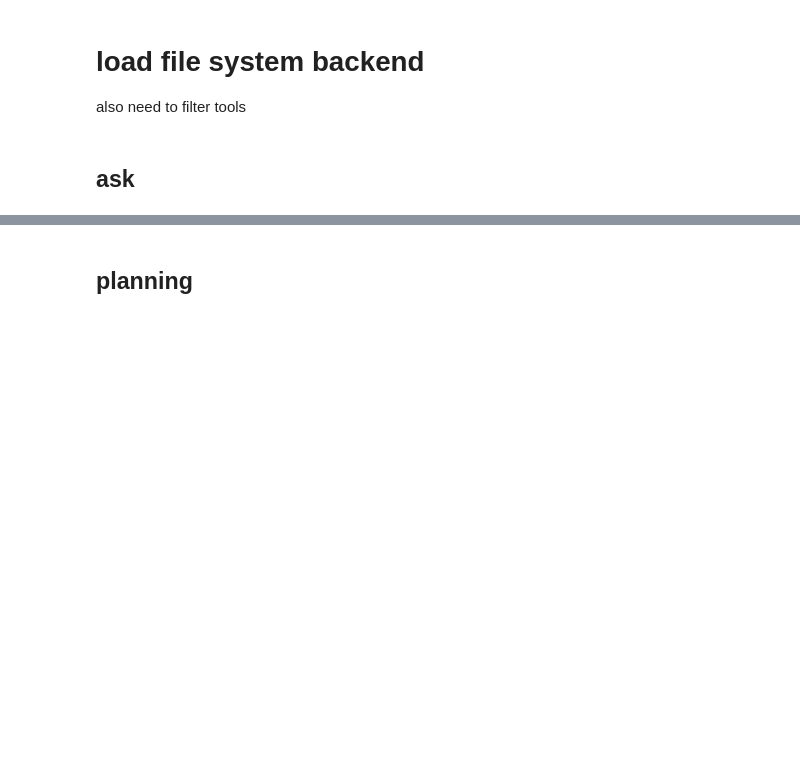
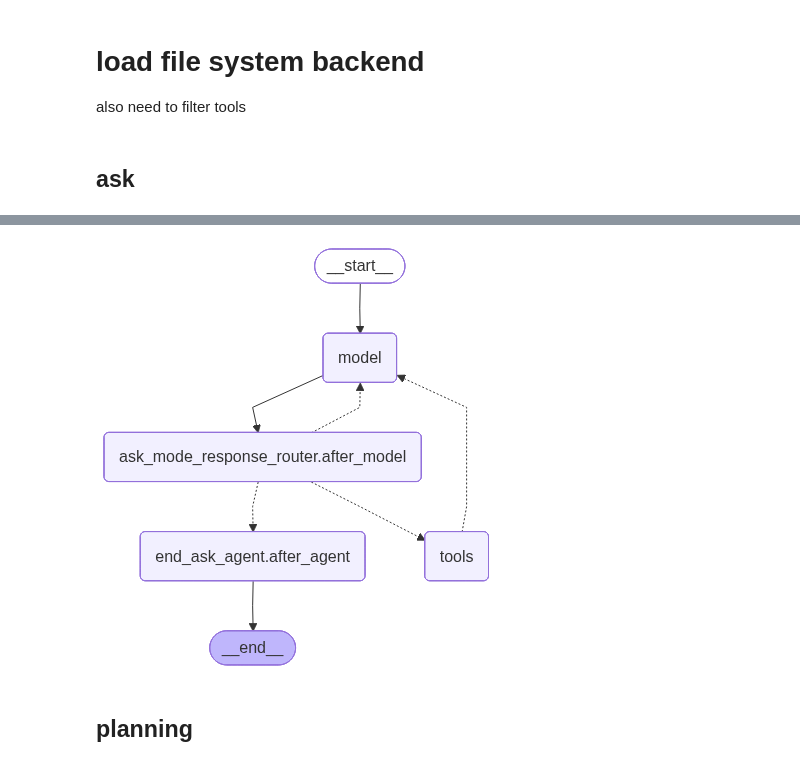
Before and after one commit to Roudranil/lattice, a Jupyter notebook: notebooks/starter-agent3.ipynb, the cells around one changed output, grey strips where cells are left out. Cells and saved outputs as stored; diff of their text form; code cells hidden in the pictures; blank space fills up the shorter version.

```diff
--- a/notebooks/starter-agent3.ipynb
+++ b/notebooks/starter-agent3.ipynb
@@ -323,6 +352,10 @@ ask_agent = create_agent(
     state_schema=AgentState,
     checkpointer=checkpointer,
 )
+# %%
+ask_agent
+# %% [output]
+[figure, added]
 # %%
 while True:
     human = input()
```
Also changed, not shown: parts of 5 cells of this notebook.
